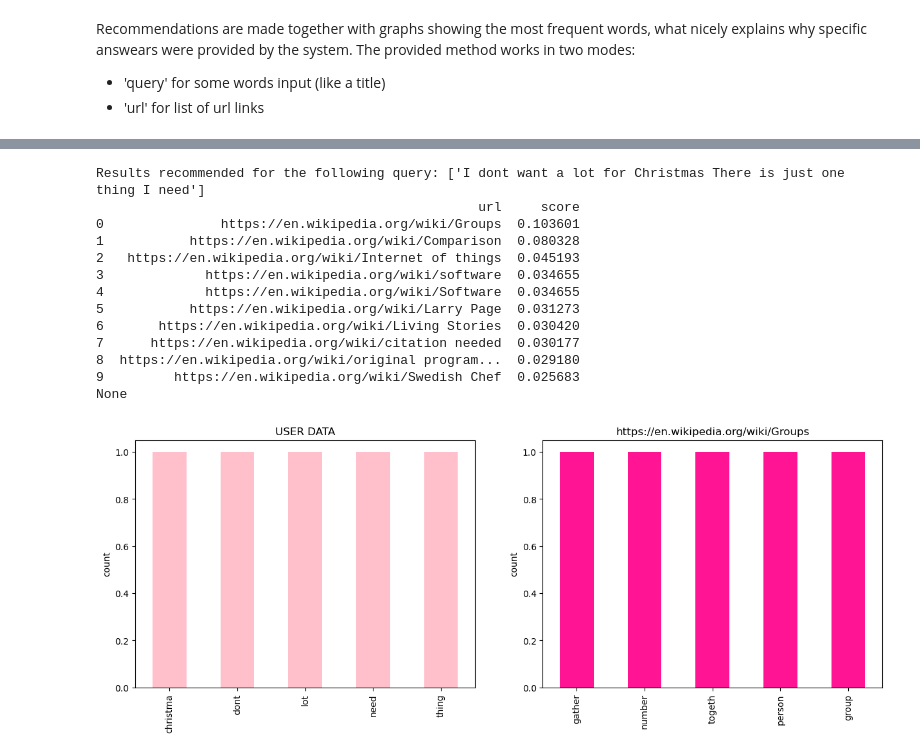
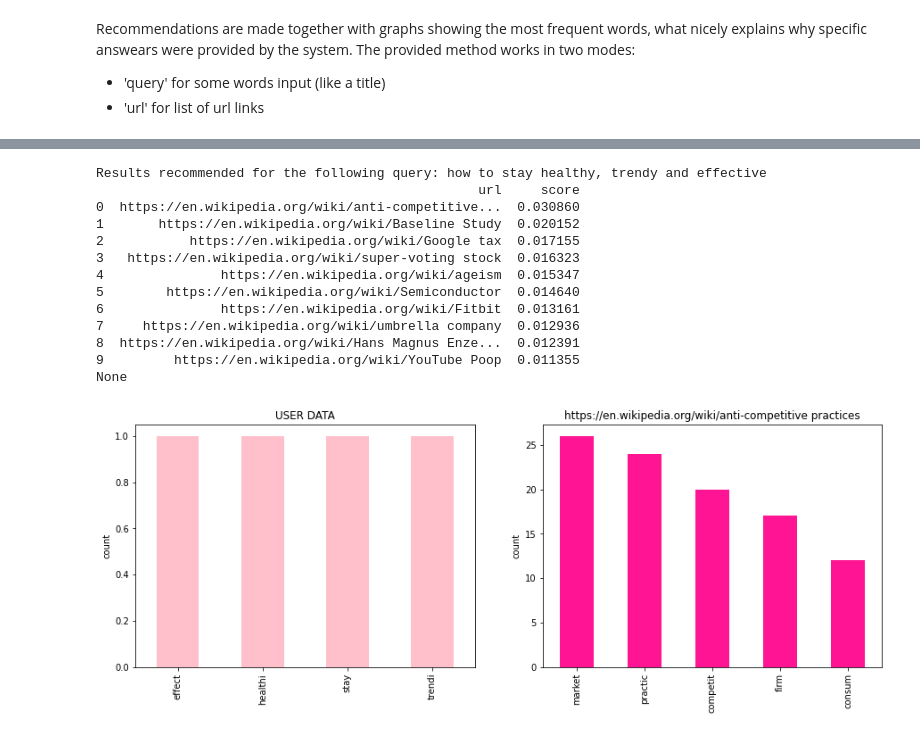
Before and after one commit to azywot/wiki-recommender-system, a Jupyter notebook: project.ipynb, the cells around one changed output, grey strips where cells are left out. Saved outputs shown, nothing was run; the diff lists cells and outputs as text; code cells hidden in the pictures.

```diff
--- a/project.ipynb
+++ b/project.ipynb
@@ -420,22 +383,22 @@ None
 # %%
-# titles
-your_query = ['I dont want a lot for Christmas There is just one thing I need'] # to też xd
+# QUERIES
+your_query = 'how to stay healthy, trendy and effective'
 results_query = get_recommendations(df, your_query)
 print(f'Results recommended for the following query: {your_query}')
 print(results_query[['url', 'score']])
 print(get_statistics(dfCV, results_query.iloc[0]['url'] , your_query))
 # %% [output]
-Results recommended for the following query: ['I dont want a lot for Christmas There is just one thing I need']
+Results recommended for the following query: how to stay healthy, trendy and effective
                                                  url     score
-0               https://en.wikipedia.org/wiki/Groups  0.103601
-1           https://en.wikipedia.org/wiki/Comparison  0.080328
-2   https://en.wikipedia.org/wiki/Internet of things  0.045193
-3             https://en.wikipedia.org/wiki/software  0.034655
-4             https://en.wikipedia.org/wiki/Software  0.034655
-5           https://en.wikipedia.org/wiki/Larry Page  0.031273
-6       https://en.wikipedia.org/wiki/Living Stories  0.030420
-7      https://en.wikipedia.org/wiki/citation needed  0.030177
-8  https://en.wikipedia.org/wiki/original program...  0.029180
-9         https://en.wikipedia.org/wiki/Swedish Chef  0.025683
+0  https://en.wikipedia.org/wiki/anti-competitive...  0.030860
+1       https://en.wikipedia.org/wiki/Baseline Study  0.020152
+2           https://en.wikipedia.org/wiki/Google tax  0.017155
+3   https://en.wikipedia.org/wiki/super-voting stock  0.016323
+4               https://en.wikipedia.org/wiki/ageism  0.015347
+5        https://en.wikipedia.org/wiki/Semiconductor  0.014640
+6               https://en.wikipedia.org/wiki/Fitbit  0.013161
+7     https://en.wikipedia.org/wiki/umbrella company  0.012936
+8  https://en.wikipedia.org/wiki/Hans Magnus Enze...  0.012391
+9         https://en.wikipedia.org/wiki/YouTube Poop  0.011355
 None
-[figure, old version]
+[figure, new version]
```
Also changed, not shown: parts of 11 cells of this notebook.
